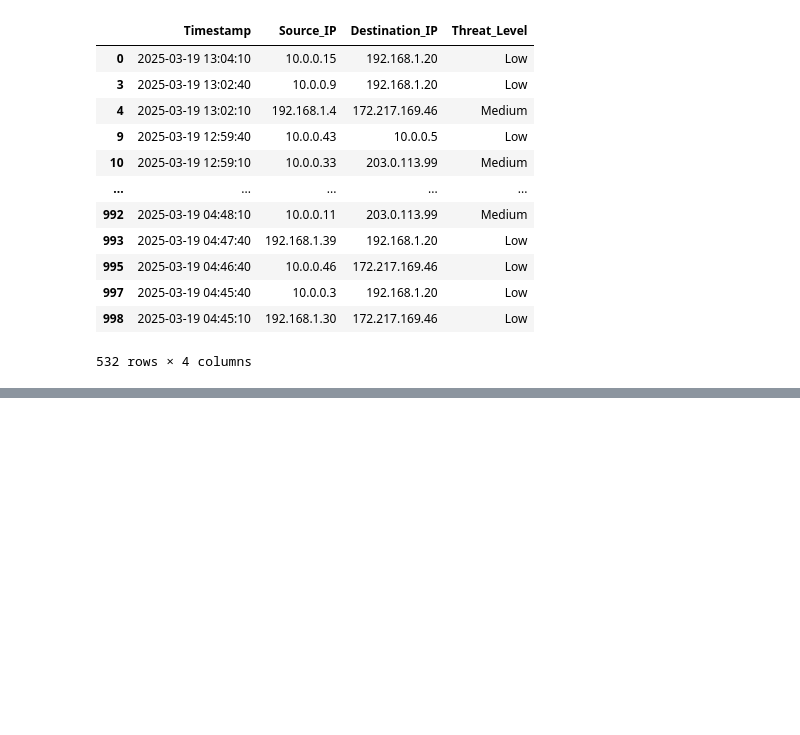
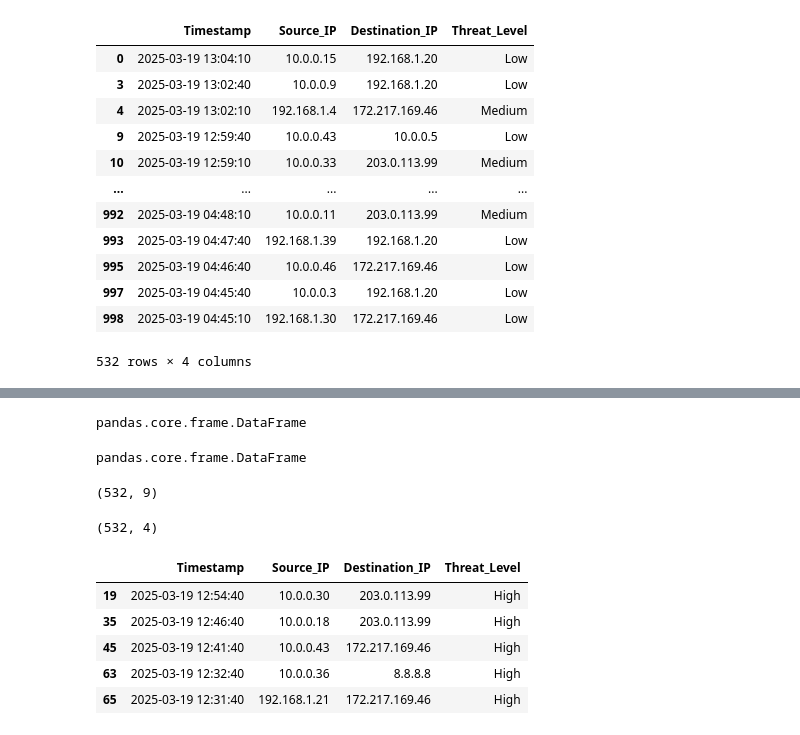
Before and after one commit to Josephineb-Holder/Network_traffic_data, a Jupyter notebook: new_network_traffic_data.ipynb, the cells around one changed output, grey strips where cells are left out. Saved outputs shown, nothing was run; the diff lists cells and outputs as text; code cells hidden in the pictures; blank space fills up the shorter version.

```diff
--- a/new_network_traffic_data.ipynb
+++ b/new_network_traffic_data.ipynb
@@ -134,0 +176,27 @@ blocked_summary
+# %%
+type(sd)
+# %% [output]
+pandas.core.frame.DataFrame
+# %%
+type(sip)
+# %% [output]
+pandas.core.frame.DataFrame
+# %%
+blocked_traffic.shape
+# %% [output]
+(532, 9)
+# %%
+blocked_traffic = blocked_traffic[["Timestamp", "Source_IP", "Destination_IP", "Threat_Level"]]
+# %%
+blocked_traffic.shape
+# %% [output]
+(532, 4)
+# %%
+blocked_traffic[blocked_traffic["Threat_Level"] == "High"].head()
+# %% [output]
+|  | Timestamp | Source_IP | Destination_IP | Threat_Level |
+| 19 | 2025-03-19 12:54:40 | 10.0.0.30 | 203.0.113.99 | High |
+| 35 | 2025-03-19 12:46:40 | 10.0.0.18 | 203.0.113.99 | High |
+| 45 | 2025-03-19 12:41:40 | 10.0.0.43 | 172.217.169.46 | High |
+| 63 | 2025-03-19 12:32:40 | 10.0.0.36 | 8.8.8.8 | High |
+| 65 | 2025-03-19 12:31:40 | 192.168.1.21 | 172.217.169.46 | High |
```
Also changed, not shown: parts of 9 cells of this notebook.
